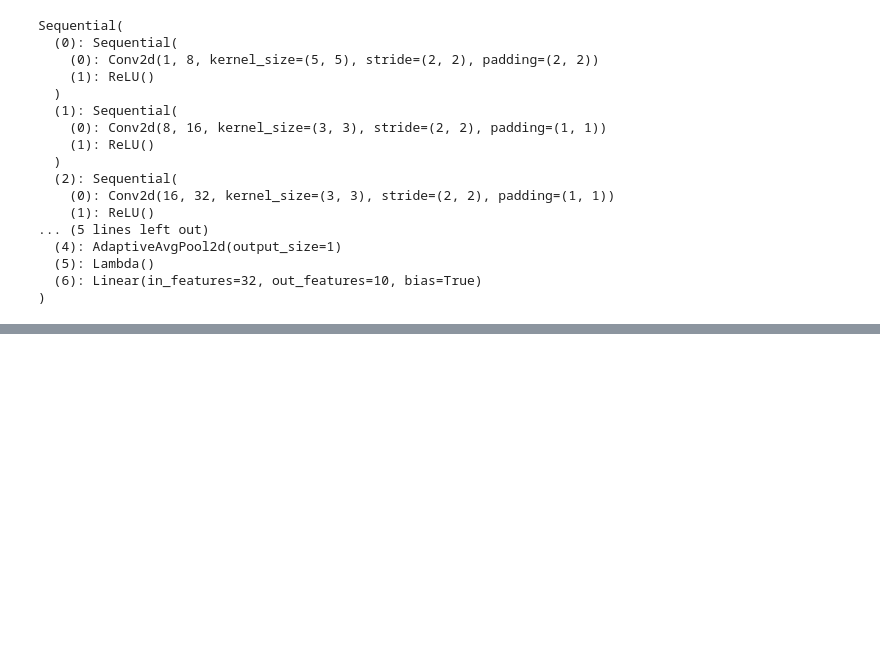
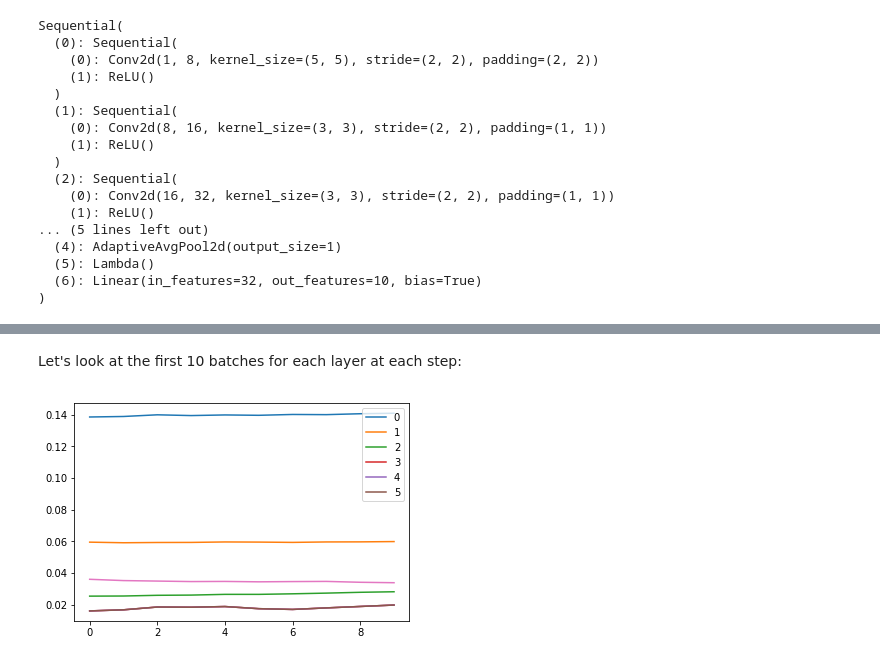
Before and after one commit to Akramz/Impractical-DL, a Jupyter notebook: 02.ipynb, the cells around one changed output, grey strips where cells are left out. Cells and saved outputs as stored; diff of their text form; code cells hidden in the pictures; blank space fills up the shorter version.

```diff
--- a/02.ipynb
+++ b/02.ipynb
@@ -1051,0 +1102,7 @@ valid: [0.615420458984375, tensor(0.8521, device='cuda:0')]
+# %% [markdown]
+Let's look at the first 10 batches for each layer at each step:
+# %%
+for l in model.act_means: plt.plot(l[:10])
+plt.legend(range(6));
+# %% [output]
+[figure, added]
```
Also changed, not shown: parts of 137 cells of this notebook.
